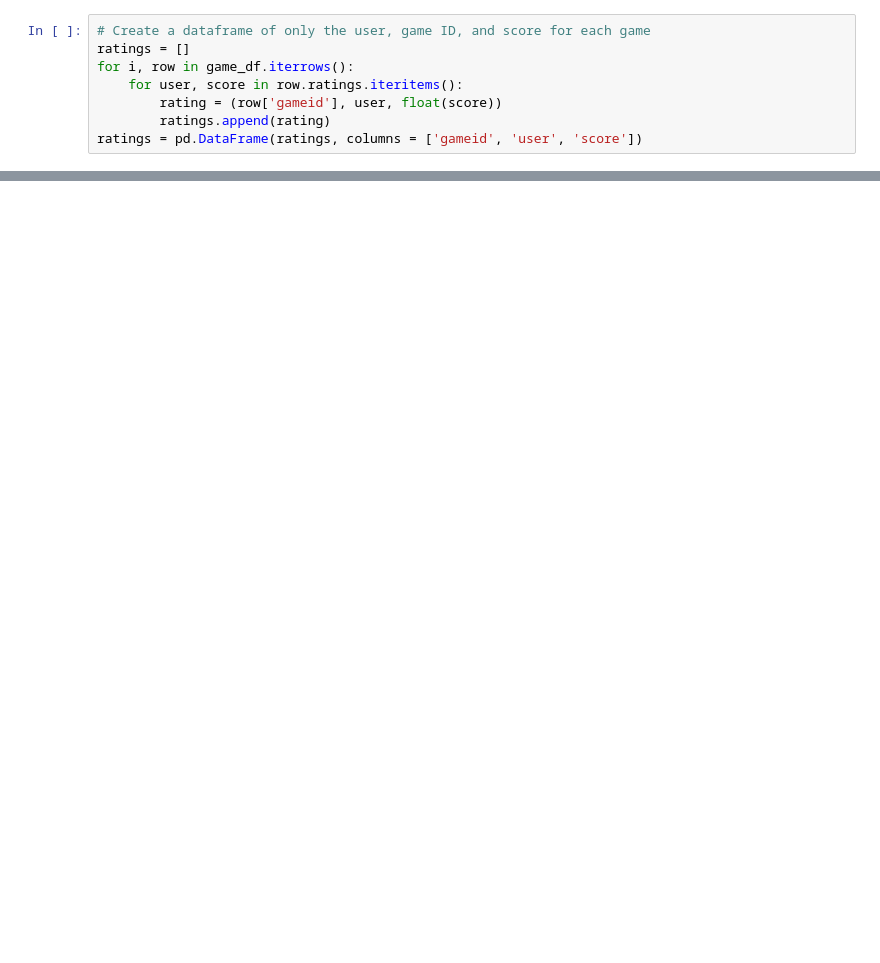
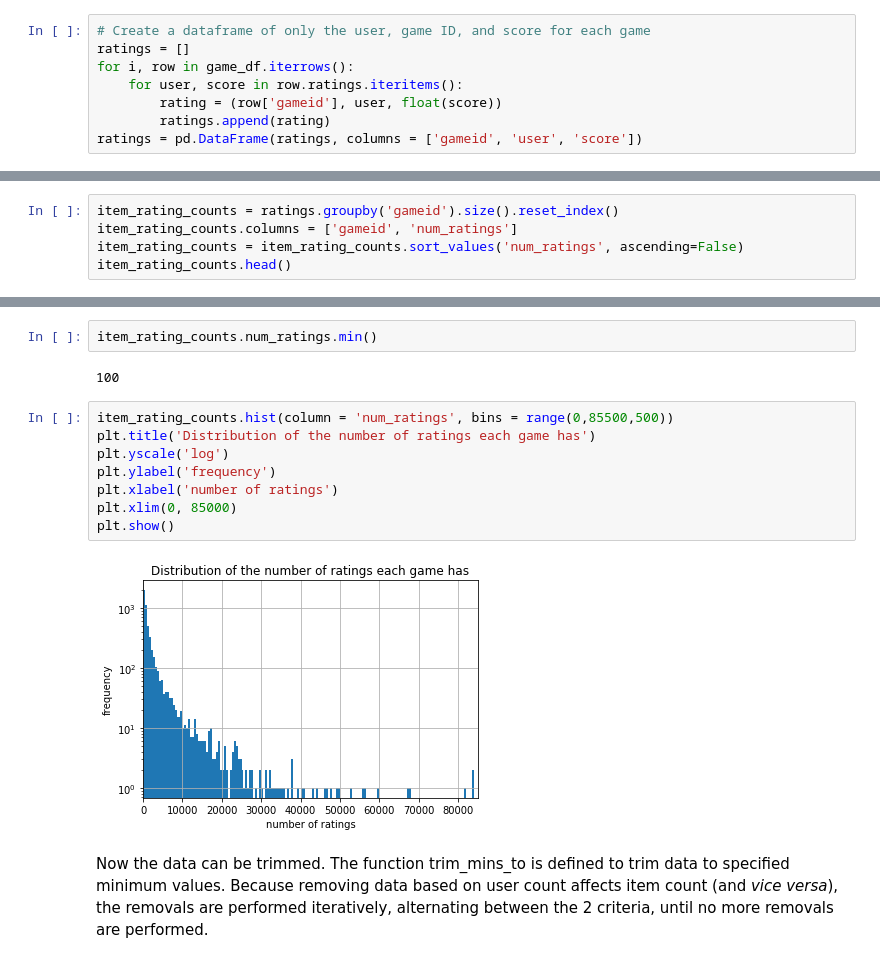
Before and after one commit to ahuang-281/board-game-recommender, a Jupyter notebook: bgg-data-clean.ipynb, the cells around one changed output, grey strips where cells are left out. Cells and saved outputs as stored; diff of their text form; blank space fills up the shorter version.

```diff
--- a/bgg-data-clean.ipynb
+++ b/bgg-data-clean.ipynb
@@ -86,0 +80,5 @@ high_n_users.tail()
+# %%
+item_rating_counts = ratings.groupby('gameid').size().reset_index()
+item_rating_counts.columns = ['gameid', 'num_ratings']
+item_rating_counts = item_rating_counts.sort_values('num_ratings', ascending=False)
+item_rating_counts.head()
@@ -86,0 +92,16 @@ high_n_users.tail()
+# %%
+item_rating_counts.num_ratings.min()
+# %% [output]
+100
+# %%
+item_rating_counts.hist(column = 'num_ratings', bins = range(0,85500,500))
+plt.title('Distribution of the number of ratings each game has')
+plt.yscale('log')
+plt.ylabel('frequency')
+plt.xlabel('number of ratings')
+plt.xlim(0, 85000)
+plt.show()
+# %% [output]
+[figure, added]
+# %% [markdown]
+Now the data can be trimmed.  The function trim_mins_to is defined to trim data to specified minimum values.  Because removing data based on user count affects item count (and *vice versa*), the removals are performed iteratively, alternating between the 2 criteria, until no more removals are performed.
```
Also changed, not shown: parts of 26 cells of this notebook.
